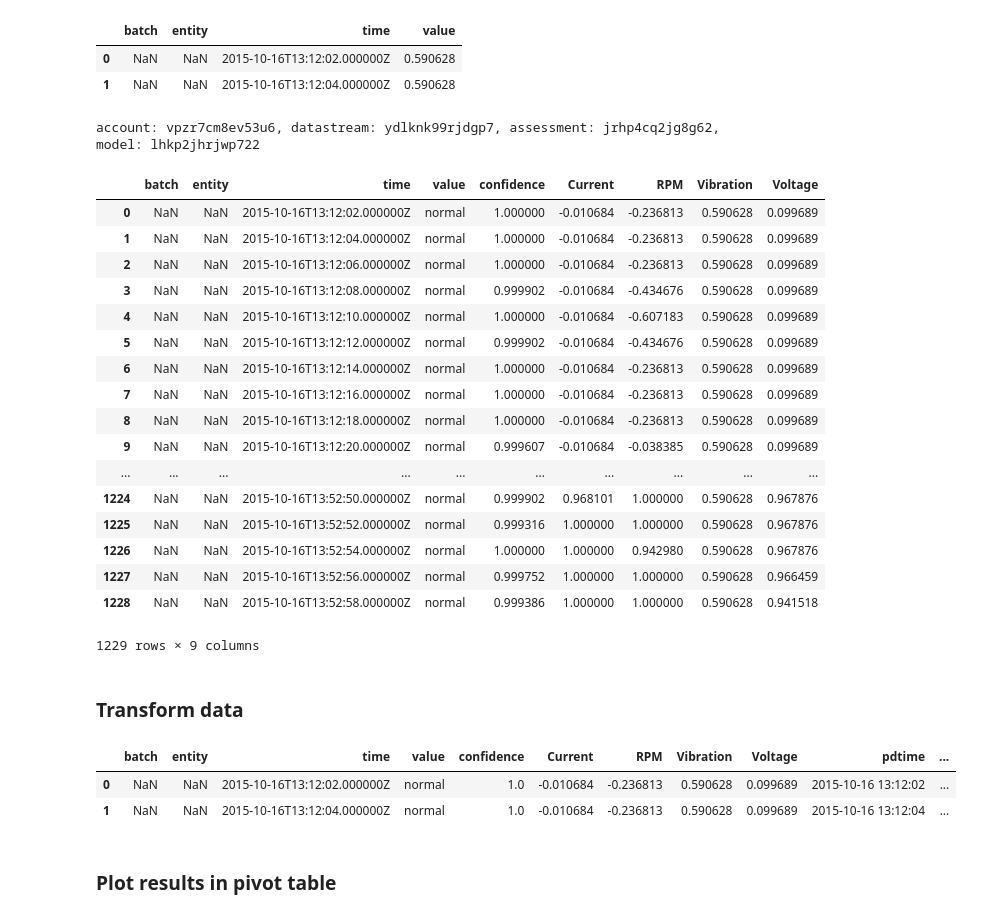
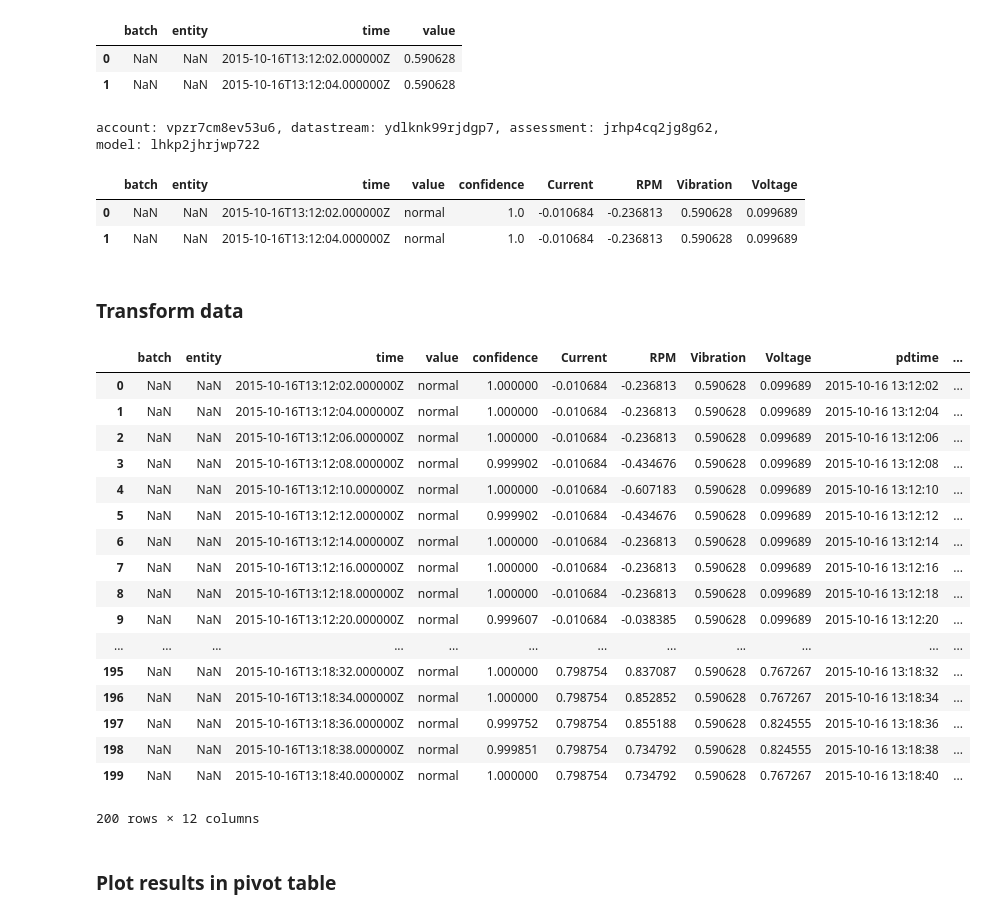
Before and after one commit to mukeshpat3l/examples, a Jupyter notebook: jupyter-example-notebooks/ExplanationConfidenceLRSExample.ipynb, the cells around one changed output. Drawn from its saved outputs; the diff is of its cells as text; code cells hidden in the pictures.

```diff
--- a/jupyter-example-notebooks/ExplanationConfidenceLRSExample.ipynb
+++ b/jupyter-example-notebooks/ExplanationConfidenceLRSExample.ipynb
@@ -33,4 +35,10 @@ Common code
 # %%
+#global var set by subsequent user select
+datastream_id = ""
+assessment_id = ""
+model_id = ""
+signal_name_to_signal_key = {}
+
 def getDatastreams(account_id):
     r = requests.get('%s/accounts/%s/datastreams' % (api_url, account_id), headers={'Authorization':token})
     r.status_code
@@ -220,6 +228,8 @@ def getCombinedAssessmentAndExplanationAndConfidence2(account_id, datastream_id,
     #add confidence to assessment
     assess['confidence'] = conf['value']
 
+    global signal_name_to_signal_key
+
     signal_name_to_signal_key = getModelSignals(account_id, datastream_id, assessment_id, model_id)
 
     for (key, val) in signal_name_to_signal_key.items():
@@ -341,39 +351,51 @@ df.head(2)
 # %% [output]
 account: vpzr7cm8ev53u6, datastream: ydlknk99rjdgp7, assessment: jrhp4cq2jg8g62, model: lhkp2jhrjwp722
 |  | batch | entity | time | value | confidence | Current | RPM | Vibration | Voltage |
-| 0 | NaN | NaN | 2015-10-16T13:12:02.000000Z | normal | 1.000000 | -0.010684 | -0.236813 | 0.590628 | 0.099689 |
-| 1 | NaN | NaN | 2015-10-16T13:12:04.000000Z | normal | 1.000000 | -0.010684 | -0.236813 | 0.590628 | 0.099689 |
-| 2 | NaN | NaN | 2015-10-16T13:12:06.000000Z | normal | 1.000000 | -0.010684 | -0.236813 | 0.590628 | 0.099689 |
-| 3 | NaN | NaN | 2015-10-16T13:12:08.000000Z | normal | 0.999902 | -0.010684 | -0.434676 | 0.590628 | 0.099689 |
-| 4 | NaN | NaN | 2015-10-16T13:12:10.000000Z | normal | 1.000000 | -0.010684 | -0.607183 | 0.590628 | 0.099689 |
-| 5 | NaN | NaN | 2015-10-16T13:12:12.000000Z | normal | 0.999902 | -0.010684 | -0.434676 | 0.590628 | 0.099689 |
-| 6 | NaN | NaN | 2015-10-16T13:12:14.000000Z | normal | 1.000000 | -0.010684 | -0.236813 | 0.590628 | 0.099689 |
-| 7 | NaN | NaN | 2015-10-16T13:12:16.000000Z | normal | 1.000000 | -0.010684 | -0.236813 | 0.590628 | 0.099689 |
-| 8 | NaN | NaN | 2015-10-16T13:12:18.000000Z | normal | 1.000000 | -0.010684 | -0.236813 | 0.590628 | 0.099689 |
-| 9 | NaN | NaN | 2015-10-16T13:12:20.000000Z | normal | 0.999607 | -0.010684 | -0.038385 | 0.590628 | 0.099689 |
-| ... | ... | ... | ... | ... | ... | ... | ... | ... | ... |
-| 1224 | NaN | NaN | 2015-10-16T13:52:50.000000Z | normal | 0.999902 | 0.968101 | 1.000000 | 0.590628 | 0.967876 |
-| 1225 | NaN | NaN | 2015-10-16T13:52:52.000000Z | normal | 0.999316 | 1.000000 | 1.000000 | 0.590628 | 0.967876 |
-| 1226 | NaN | NaN | 2015-10-16T13:52:54.000000Z | normal | 1.000000 | 1.000000 | 0.942980 | 0.590628 | 0.967876 |
-| 1227 | NaN | NaN | 2015-10-16T13:52:56.000000Z | normal | 0.999752 | 1.000000 | 1.000000 | 0.590628 | 0.966459 |
-| 1228 | NaN | NaN | 2015-10-16T13:52:58.000000Z | normal | 0.999386 | 1.000000 | 1.000000 | 0.590628 | 0.941518 |
+| 0 | NaN | NaN | 2015-10-16T13:12:02.000000Z | normal | 1.0 | -0.010684 | -0.236813 | 0.590628 | 0.099689 |
+| 1 | NaN | NaN | 2015-10-16T13:12:04.000000Z | normal | 1.0 | -0.010684 | -0.236813 | 0.590628 | 0.099689 |
-1229 rows × 9 columns
 # %% [markdown]
 ### Transform data
 # %%
+#df = df.drop(['conditionCount'], axis=1)
 
 df['pdtime'] = pd.to_datetime(df['time'], format="%Y/%m/%d")
-df.head(2)
+
+conditions = [
+    (df['value'] == 'normal'), (df['value'] == 'bend'),
+    (df['value'] == 'Z'), (df['value'] == 'both')]
+
+choices = [1,2,3,4]
+
+df['condition'] = np.select(conditions, choices)
+
+df['confidenceNormalized'] = df['confidence'] * 100
+
+df.head(200)
 
 #df['pdtime'] =  df['pdtime'].dt.second
 #df['currentScaled'] = df['Current'] * 100
 
-#df.drop(['currentScaled'], axis=1)
+#df = df.drop(['conditionCount'], axis=1)
 
 #df['pdtime'] = df['pdtime'] + timedelta(seconds = (60 * df['pdtime'].dt.second))
 # %% [output]
 |  | batch | entity | time | value | confidence | Current | RPM | Vibration | Voltage | pdtime | ... |
-| 0 | NaN | NaN | 2015-10-16T13:12:02.000000Z | normal | 1.0 | -0.010684 | -0.236813 | 0.590628 | 0.099689 | 2015-10-16 13:12:02 | ... |
-| 1 | NaN | NaN | 2015-10-16T13:12:04.000000Z | normal | 1.0 | -0.010684 | -0.236813 | 0.590628 | 0.099689 | 2015-10-16 13:12:04 | ... |
+| 0 | NaN | NaN | 2015-10-16T13:12:02.000000Z | normal | 1.000000 | -0.010684 | -0.236813 | 0.590628 | 0.099689 | 2015-10-16 13:12:02 | ... |
+| 1 | NaN | NaN | 2015-10-16T13:12:04.000000Z | normal | 1.000000 | -0.010684 | -0.236813 | 0.590628 | 0.099689 | 2015-10-16 13:12:04 | ... |
+| 2 | NaN | NaN | 2015-10-16T13:12:06.000000Z | normal | 1.000000 | -0.010684 | -0.236813 | 0.590628 | 0.099689 | 2015-10-16 13:12:06 | ... |
+| 3 | NaN | NaN | 2015-10-16T13:12:08.000000Z | normal | 0.999902 | -0.010684 | -0.434676 | 0.590628 | 0.099689 | 2015-10-16 13:12:08 | ... |
+| 4 | NaN | NaN | 2015-10-16T13:12:10.000000Z | normal | 1.000000 | -0.010684 | -0.607183 | 0.590628 | 0.099689 | 2015-10-16 13:12:10 | ... |
+| 5 | NaN | NaN | 2015-10-16T13:12:12.000000Z | normal | 0.999902 | -0.010684 | -0.434676 | 0.590628 | 0.099689 | 2015-10-16 13:12:12 | ... |
+| 6 | NaN | NaN | 2015-10-16T13:12:14.000000Z | normal | 1.000000 | -0.010684 | -0.236813 | 0.590628 | 0.099689 | 2015-10-16 13:12:14 | ... |
+| 7 | NaN | NaN | 2015-10-16T13:12:16.000000Z | normal | 1.000000 | -0.010684 | -0.236813 | 0.590628 | 0.099689 | 2015-10-16 13:12:16 | ... |
+| 8 | NaN | NaN | 2015-10-16T13:12:18.000000Z | normal | 1.000000 | -0.010684 | -0.236813 | 0.590628 | 0.099689 | 2015-10-16 13:12:18 | ... |
+| 9 | NaN | NaN | 2015-10-16T13:12:20.000000Z | normal | 0.999607 | -0.010684 | -0.038385 | 0.590628 | 0.099689 | 2015-10-16 13:12:20 | ... |
+| ... | ... | ... | ... | ... | ... | ... | ... | ... | ... | ... | ... |
+| 195 | NaN | NaN | 2015-10-16T13:18:32.000000Z | normal | 1.000000 | 0.798754 | 0.837087 | 0.590628 | 0.767267 | 2015-10-16 13:18:32 | ... |
+| 196 | NaN | NaN | 2015-10-16T13:18:34.000000Z | normal | 1.000000 | 0.798754 | 0.852852 | 0.590628 | 0.767267 | 2015-10-16 13:18:34 | ... |
+| 197 | NaN | NaN | 2015-10-16T13:18:36.000000Z | normal | 0.999752 | 0.798754 | 0.855188 | 0.590628 | 0.824555 | 2015-10-16 13:18:36 | ... |
+| 198 | NaN | NaN | 2015-10-16T13:18:38.000000Z | normal | 0.999851 | 0.798754 | 0.734792 | 0.590628 | 0.824555 | 2015-10-16 13:18:38 | ... |
+| 199 | NaN | NaN | 2015-10-16T13:18:40.000000Z | normal | 1.000000 | 0.798754 | 0.734792 | 0.590628 | 0.767267 | 2015-10-16 13:18:40 | ... |
+200 rows × 12 columns
 # %% [markdown]
 ### Plot results in pivot table
```
Also changed, not shown: parts of 20 cells of this notebook.
